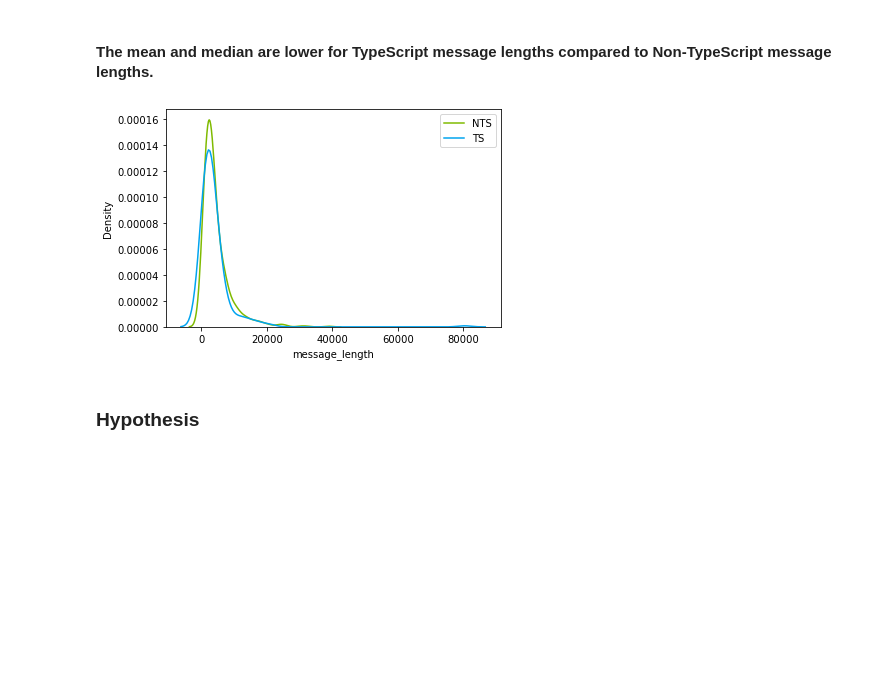
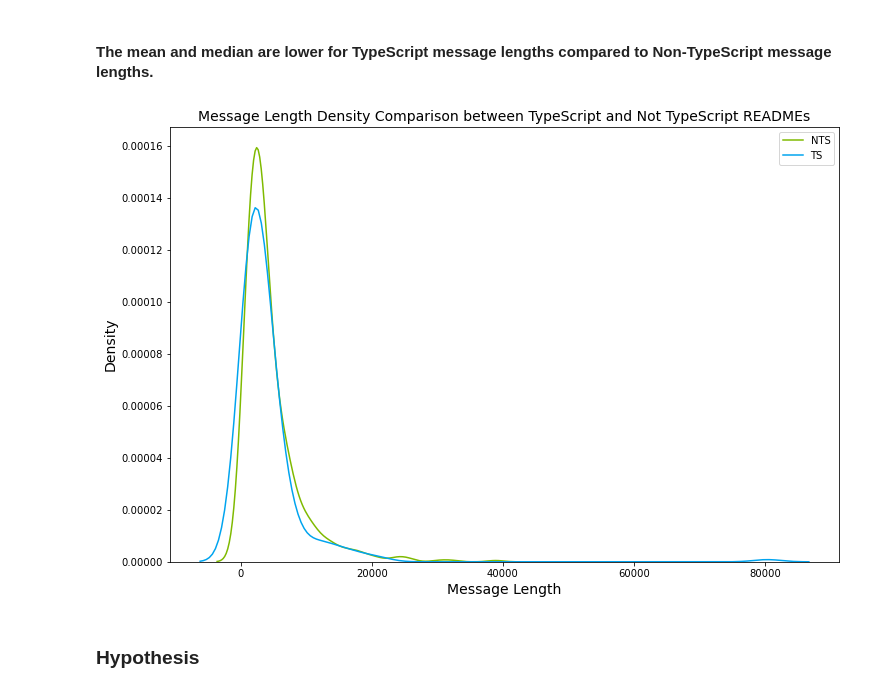
Before and after one commit to lets-talk-codeup/github-guesser, a Jupyter notebook: NLP_project_final_notebook.ipynb, the cells around one changed output. Cells and saved outputs as stored; diff of their text form; code cells hidden in the pictures; blank space fills up the shorter version.

```diff
--- a/NLP_project_final_notebook.ipynb
+++ b/NLP_project_final_notebook.ipynb
@@ -640,12 +646,16 @@ plt.title('Mean & Median Comparison');
 #### The mean and median are lower for TypeScript message lengths compared to Non-TypeScript message lengths.
 # %%
 # check out the distributions
+plt.figure(figsize=(12,8))
 sns.kdeplot(train[train.is_TypeScript == False].message_length, label = 'NTS', color='#7fba00')
 sns.kdeplot(train[train.is_TypeScript == True].message_length, label = 'TS', color='#00a4ef')
 plt.legend()
+plt.title('Message Length Density Comparison between TypeScript and Not TypeScript READMEs', fontsize=14)
+plt.xlabel('Message Length', fontsize=14)
+plt.ylabel('Density', fontsize=14)
 plt.show()
 # %% [output]
-[figure, old version]
+[figure, new version]
 # %% [markdown]
 ### Hypothesis
 # %% [markdown]
```
Also changed, not shown: parts of 18 cells of this notebook.
